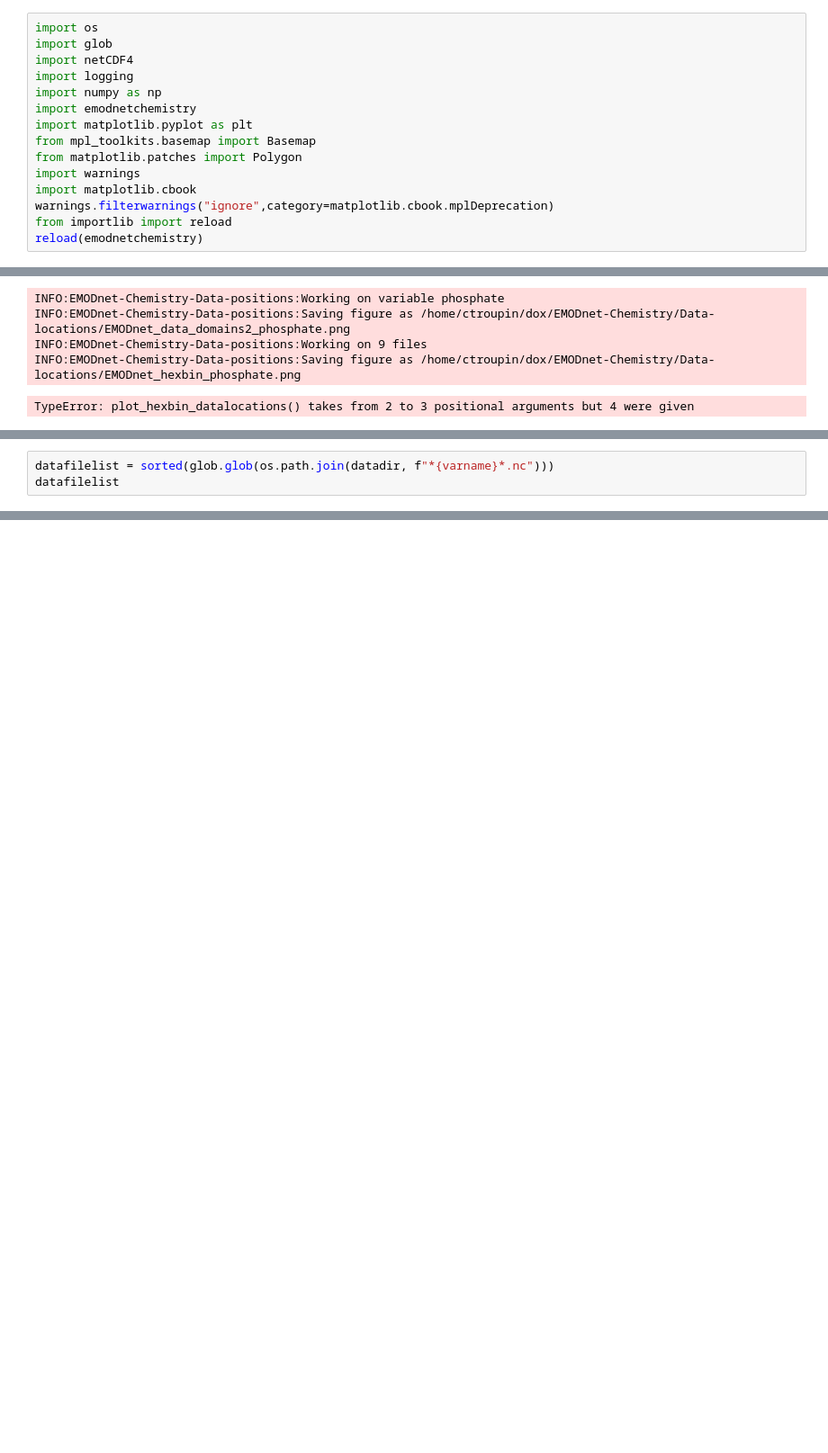
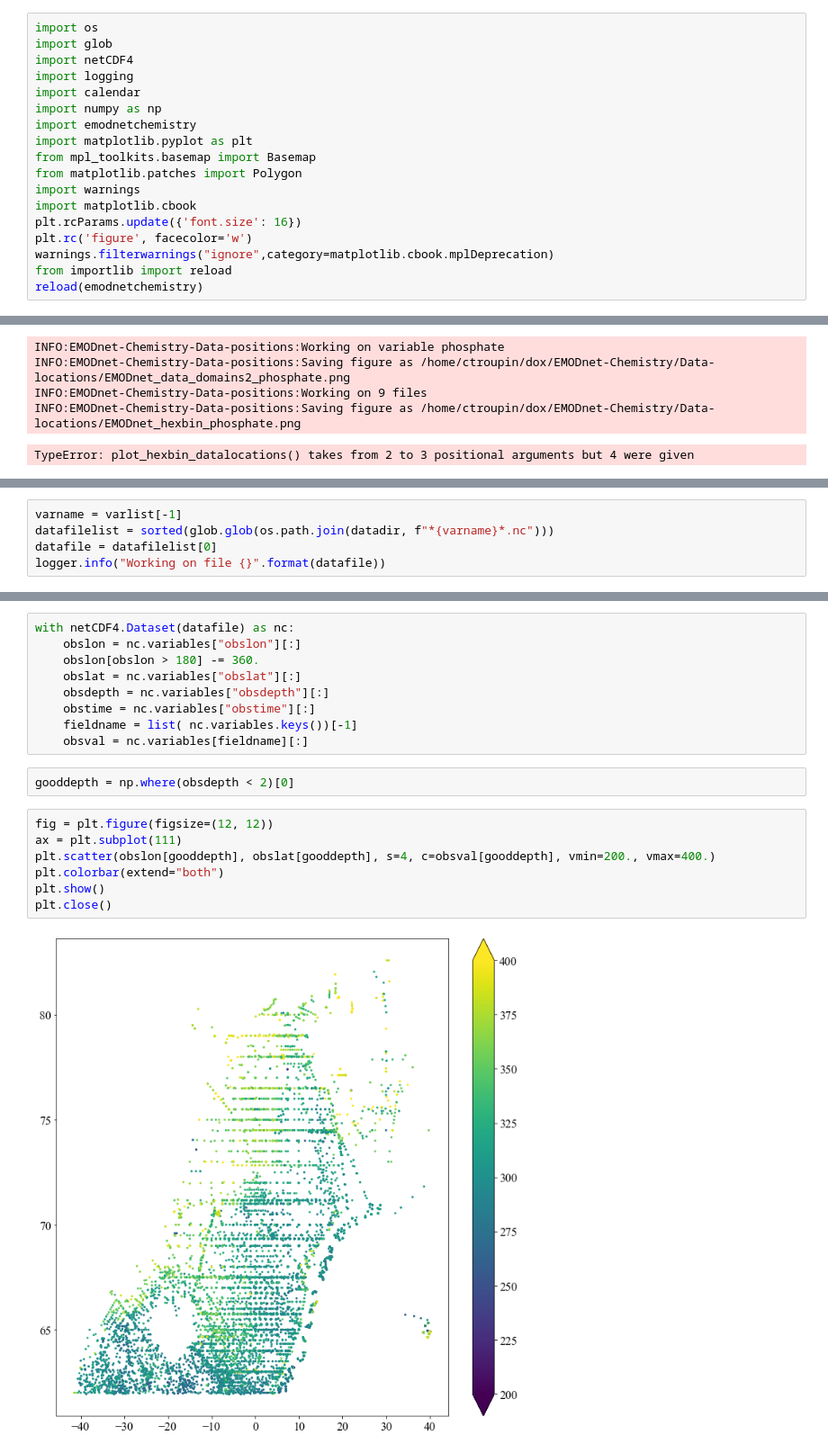
Before and after one commit to gher-uliege/EMODnet-Chemistry, a Jupyter notebook: python/plot_data_positions.ipynb, the cells around one changed output, grey strips where cells are left out. Shown at 90% size. Cells and saved outputs as stored; diff of their text form; blank space fills up the shorter version.

Commit message:
plotting tools python

```diff
--- a/python/plot_data_positions.ipynb
+++ b/python/plot_data_positions.ipynb
@@ -5,6 +5,7 @@ import os
 import glob
 import netCDF4
 import logging
+import calendar
 import numpy as np
 import emodnetchemistry
 import matplotlib.pyplot as plt
@@ -12,6 +13,8 @@ from mpl_toolkits.basemap import Basemap
 from matplotlib.patches import Polygon
 import warnings
 import matplotlib.cbook
+plt.rcParams.update({'font.size': 16})
+plt.rc('figure', facecolor='w')
 warnings.filterwarnings("ignore",category=matplotlib.cbook.mplDeprecation)
 from importlib import reload
 reload(emodnetchemistry)
@@ -71,4 +129,6 @@ TypeError: plot_hexbin_datalocations() takes from 2 to 3 positional arguments bu
 # %%
+varname = varlist[-1]
 datafilelist = sorted(glob.glob(os.path.join(datadir, f"*{varname}*.nc")))
-datafilelist
+datafile = datafilelist[0]
+logger.info("Working on file {}".format(datafile))
 # %% [output]
@@ -87,0 +136,20 @@ datadir
+# %%
+with netCDF4.Dataset(datafile) as nc:
+    obslon = nc.variables["obslon"][:]
+    obslon[obslon > 180] -= 360.
+    obslat = nc.variables["obslat"][:]
+    obsdepth = nc.variables["obsdepth"][:]
+    obstime = nc.variables["obstime"][:]
+    fieldname = list( nc.variables.keys())[-1]
+    obsval = nc.variables[fieldname][:]
+# %%
+gooddepth = np.where(obsdepth < 2)[0]
+# %%
+fig = plt.figure(figsize=(12, 12))
+ax = plt.subplot(111)
+plt.scatter(obslon[gooddepth], obslat[gooddepth], s=4, c=obsval[gooddepth], vmin=200., vmax=400.)
+plt.colorbar(extend="both")
+plt.show()
+plt.close()
+# %% [output]
+[figure, added]
```
Also changed, not shown: parts of 9 cells of this notebook, 3 other files.
